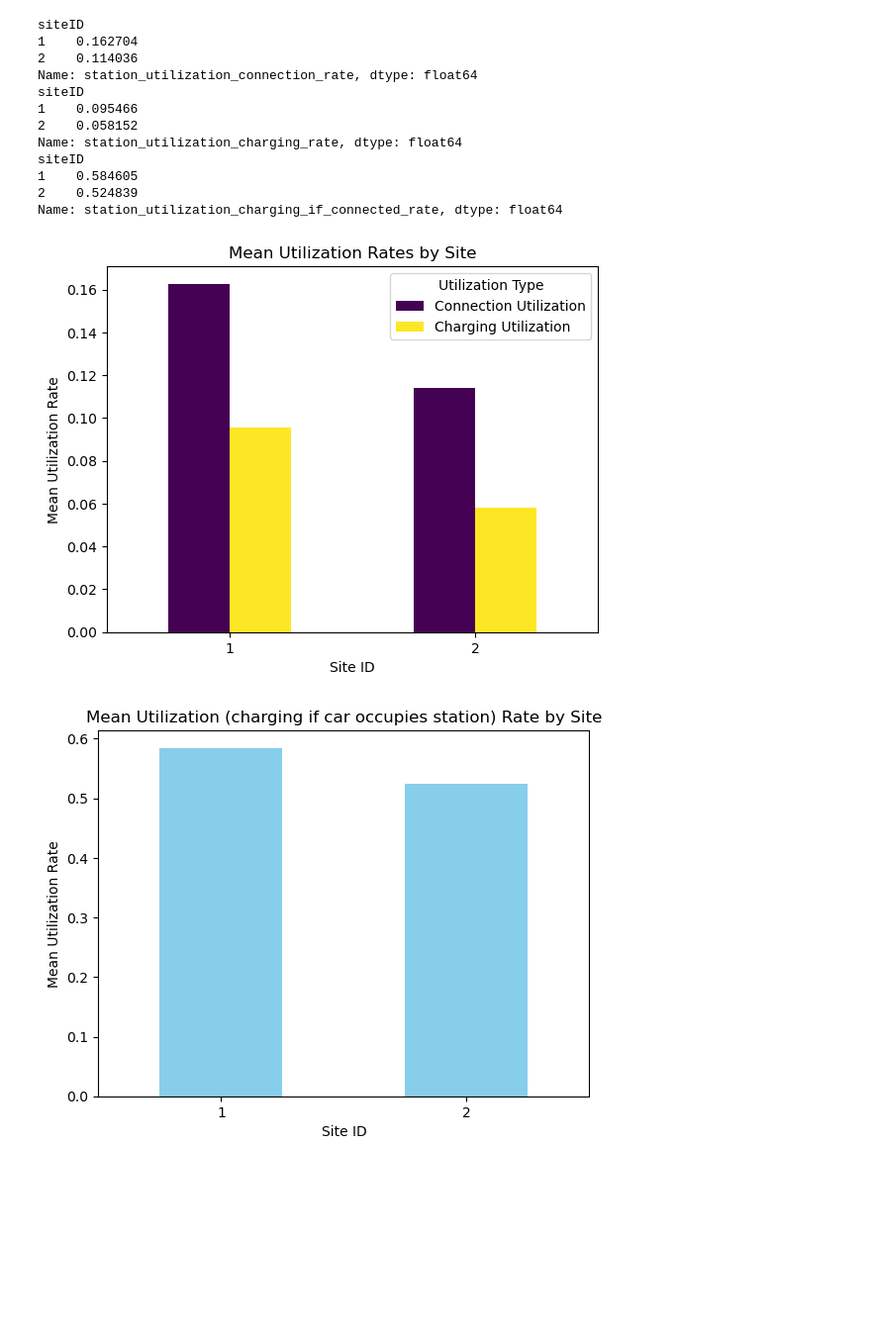
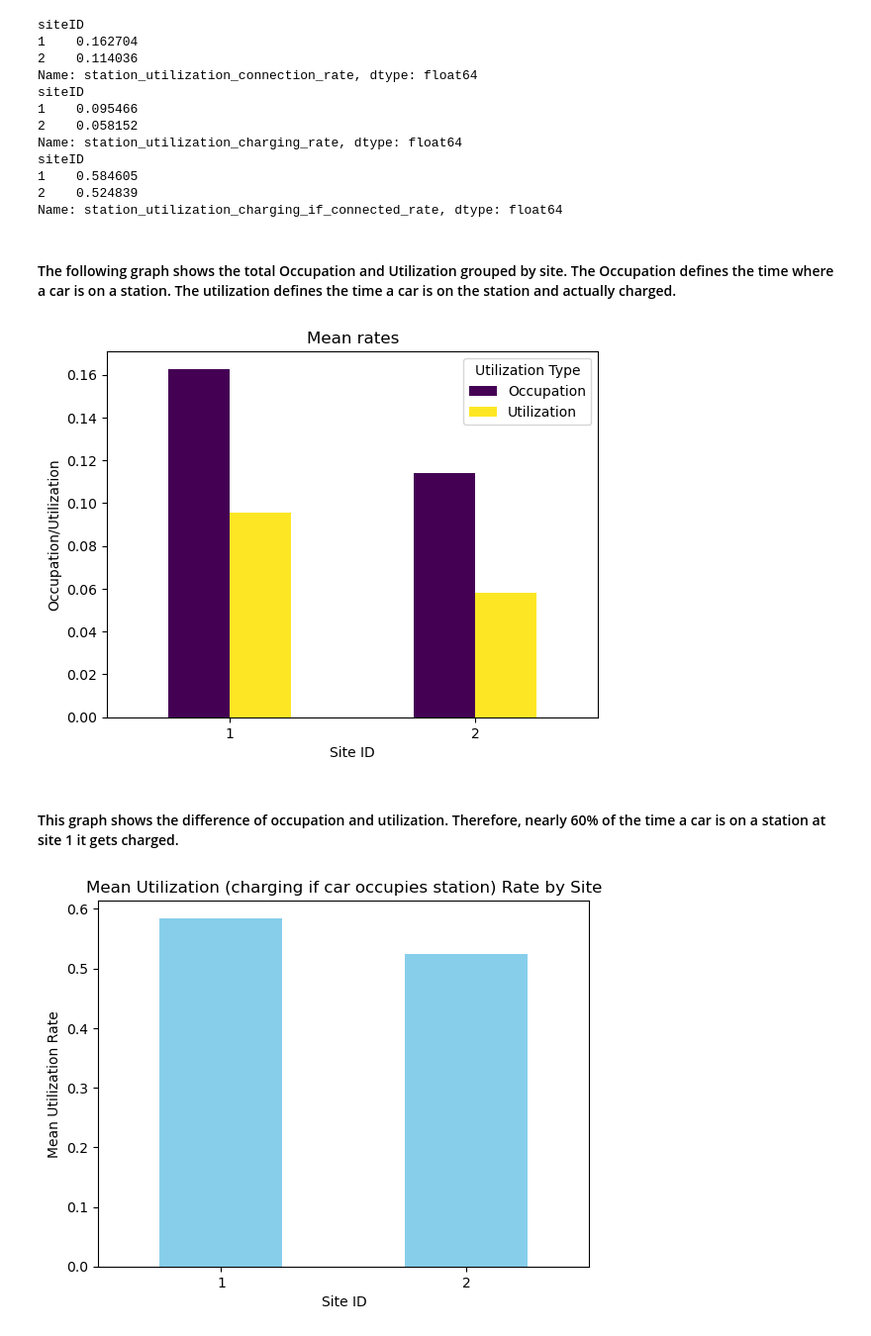
Before and after one commit to linusslange/AnalyticsAndApplications, a Jupyter notebook: KeyPerformanceIndicator.ipynb, the cells around one changed output. Shown at 99% size. Saved outputs shown, nothing was run; the diff lists cells and outputs as text; code cells hidden in the pictures; blank space fills up the shorter version.

```diff
--- a/KeyPerformanceIndicator.ipynb
+++ b/KeyPerformanceIndicator.ipynb
@@ -538,20 +540,24 @@ siteID
 1    0.584605
 2    0.524839
 Name: station_utilization_charging_if_connected_rate, dtype: float64
+# %% [markdown]
+#### The following graph shows the total Occupation and Utilization grouped by site. The Occupation defines the time where a car is on a station. The utilization defines the time a car is on the station and actually charged.
 # %%
 import matplotlib.pyplot as plt
 means_df = pd.DataFrame({
-    'Connection Utilization': mean_connection_utilization_by_site,
-    'Charging Utilization': mean_charging_utilization_by_site,
+    'Occupation': mean_connection_utilization_by_site,
+    'Utilization': mean_charging_utilization_by_site,
 })
 means_df.plot(kind='bar', rot=0, colormap='viridis')
 plt.xlabel('Site ID')
-plt.ylabel('Mean Utilization Rate')
-plt.title('Mean Utilization Rates by Site')
+plt.ylabel('Occupation/Utilization')
+plt.title('Mean rates')
 plt.legend(title='Utilization Type')
 plt.show()
 # %% [output]
-[figure, old version]
+[figure, new version]
+# %% [markdown]
+#### This graph shows the difference of occupation and utilization. Therefore, nearly 60% of the time a car is on a station at site 1 it gets charged.
 # %%
 mean_charging_if_conncted_utilization_by_site.plot(kind='bar', rot=0, color='skyblue')
 plt.xlabel('Site ID')
```
Also changed, not shown: parts of 50 cells of this notebook, 1 other file.
